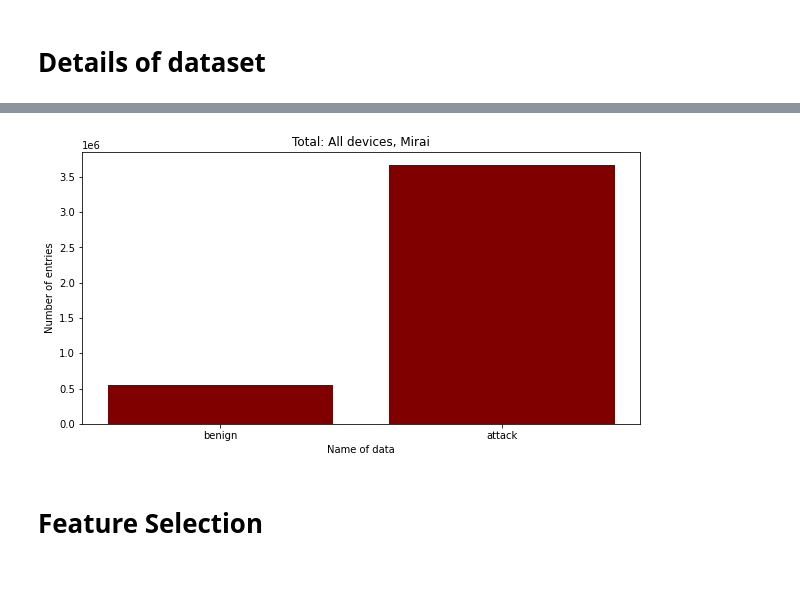
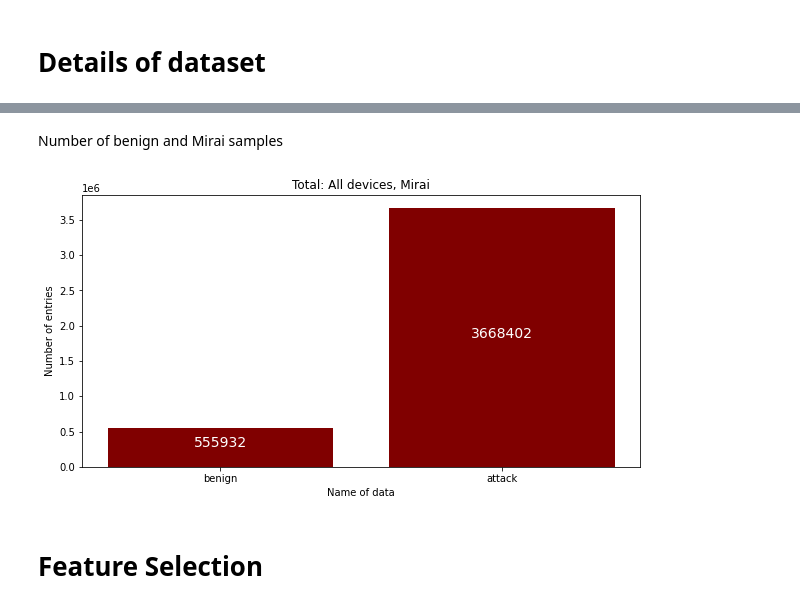
Before and after one commit to anEEStudent/EE4002D, a Jupyter notebook: fyp_notebook.ipynb, the cells around one changed output, grey strips where cells are left out. Cells and saved outputs as stored; diff of their text form; code cells hidden in the pictures; blank space fills up the shorter version.

Commit message:
updated graphs

```diff
--- a/fyp_notebook.ipynb
+++ b/fyp_notebook.ipynb
@@ -121,18 +120,22 @@ merged_dataset.head()
+# %% [markdown]
+Number of benign and Mirai samples
 # %%
 names = ['benign', 'attack']
 num = [merged_dataset[merged_dataset.Label == 1].shape[0], merged_dataset[merged_dataset.Label == -1].shape[0]]
 
 fig = plt.figure(figsize = (10, 5))
 
 # creating the bar plot
 plt.bar(names, num, color ='maroon')
 
 plt.xlabel("Name of data")
 plt.ylabel("Number of entries")
 plt.title("Total: All devices, Mirai")
+for i in range(len(names)):
+    plt.text(i, num[i]//2, num[i], ha = 'center', color='white', fontsize=14)
 plt.show()
 # %% [output]
-[figure, old version]
+[figure, new version]
 # %% [markdown]
 # Feature Selection
 # %% [markdown]
```
Also changed, not shown: parts of 10 cells of this notebook.
